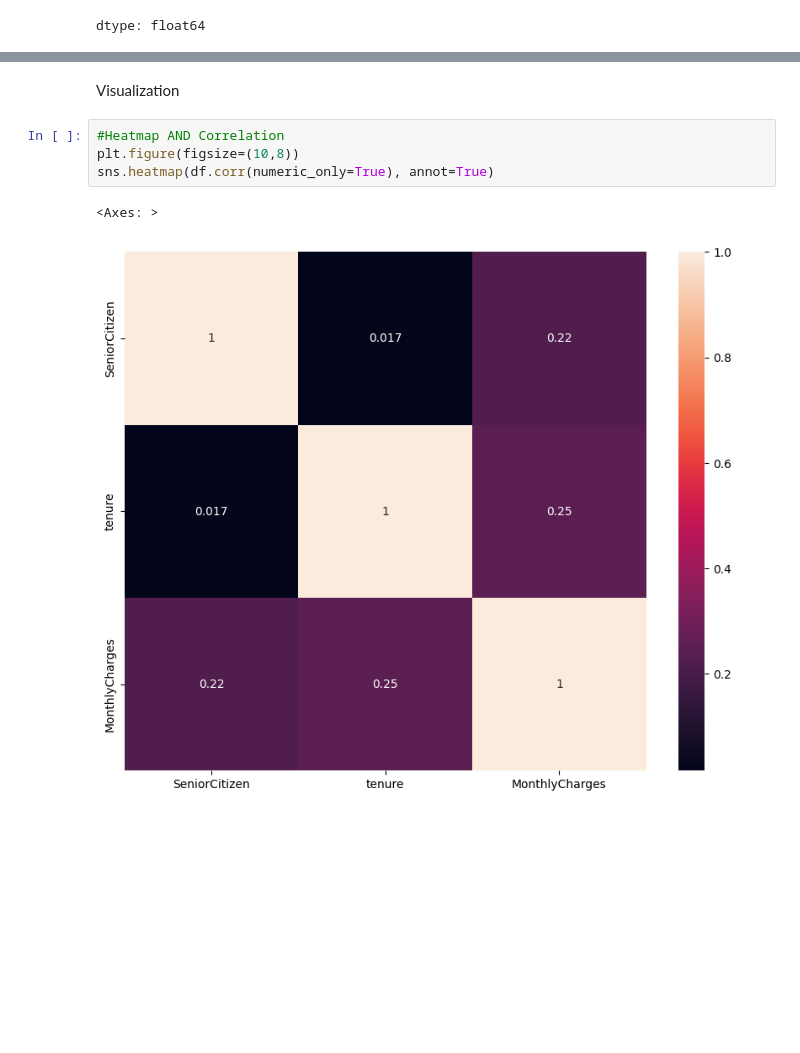
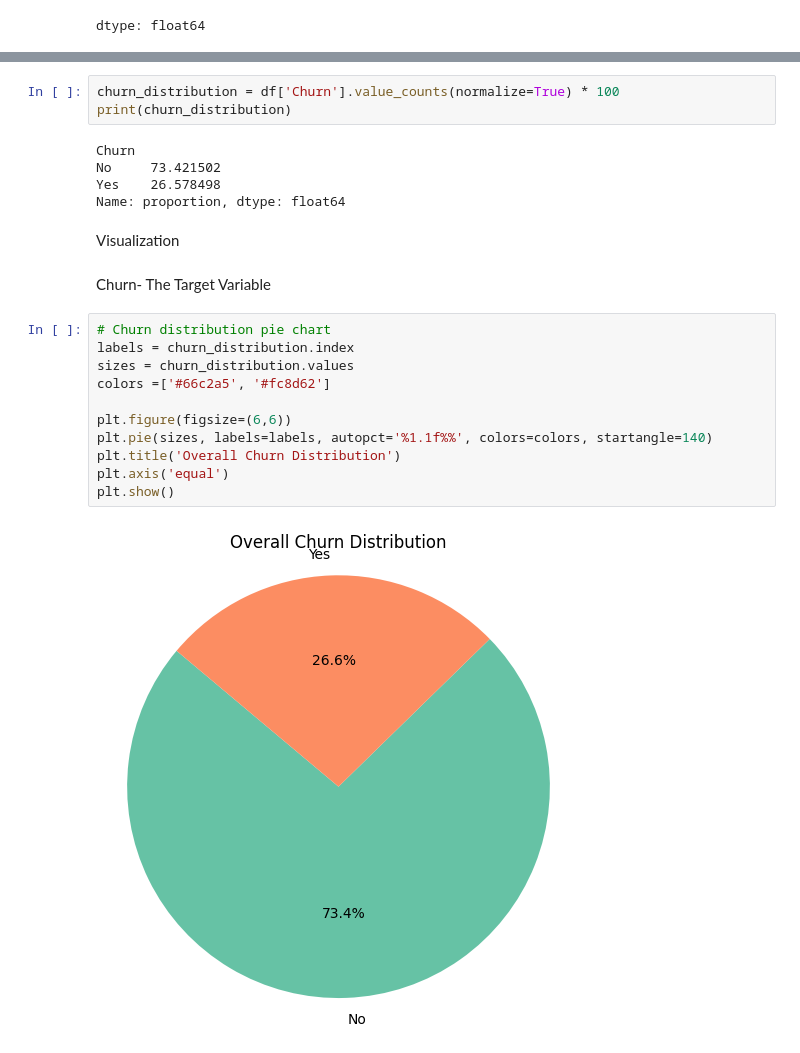
Before and after one commit to Rolweezy/Telco-Customer-Churn-Detection-and-Prevention-Project, a Jupyter notebook: Telco_Customer_Churn_Prediction_And_Prevention.ipynb, the cells around one changed output, grey strips where cells are left out. Cells and saved outputs as stored; diff of their text form; blank space fills up the shorter version.

```diff
--- a/Telco_Customer_Churn_Prediction_And_Prevention.ipynb
+++ b/Telco_Customer_Churn_Prediction_And_Prevention.ipynb
@@ -520,9 +648,25 @@ dtype: float64
+# %%
+churn_distribution = df['Churn'].value_counts(normalize=True) * 100
+print(churn_distribution)
+# %% [output]
+Churn
+No     73.421502
+Yes    26.578498
+Name: proportion, dtype: float64
 # %% [markdown]
 Visualization
-# %%
-#Heatmap AND Correlation
-plt.figure(figsize=(10,8))
-sns.heatmap(df.corr(numeric_only=True), annot=True)
-# %% [output]
-<Axes: >
-[figure, removed]
+# %% [markdown]
+Churn- The Target Variable
+# %%
+# Churn distribution pie chart
+labels = churn_distribution.index
+sizes = churn_distribution.values
+colors =['#66c2a5', '#fc8d62']
+
+plt.figure(figsize=(6,6))
+plt.pie(sizes, labels=labels, autopct='%1.1f%%', colors=colors, startangle=140)
+plt.title('Overall Churn Distribution')
+plt.axis('equal')
+plt.show()
+# %% [output]
+[figure, added]
```
Also changed, not shown: parts of 69 cells of this notebook.
